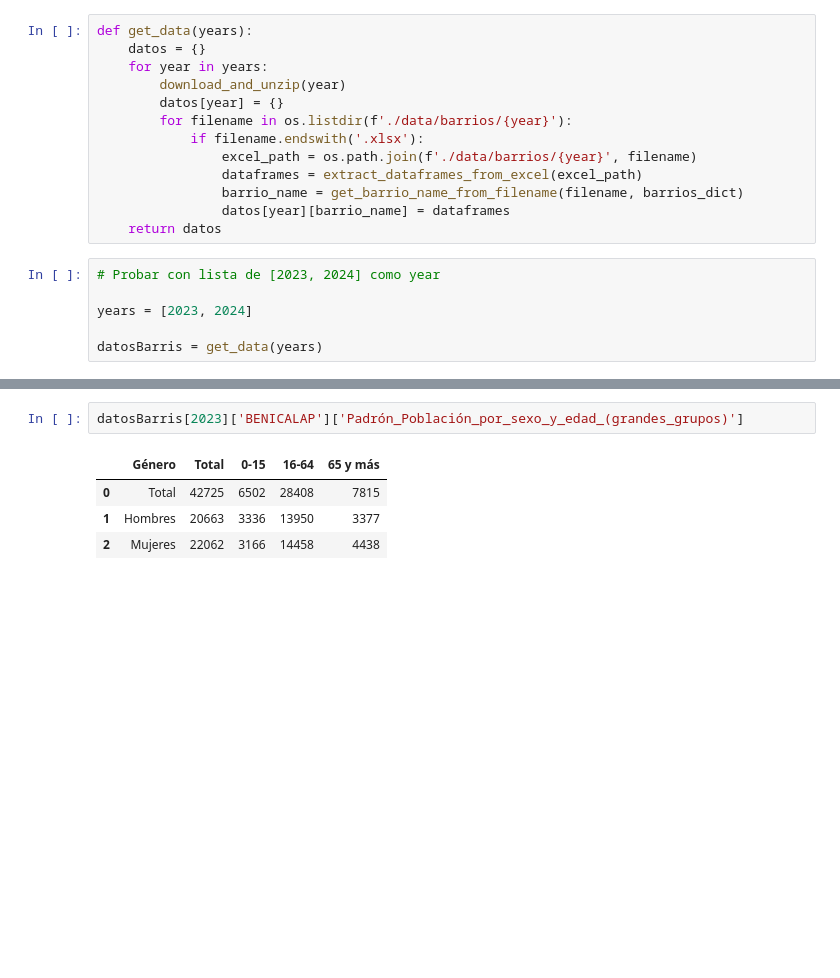
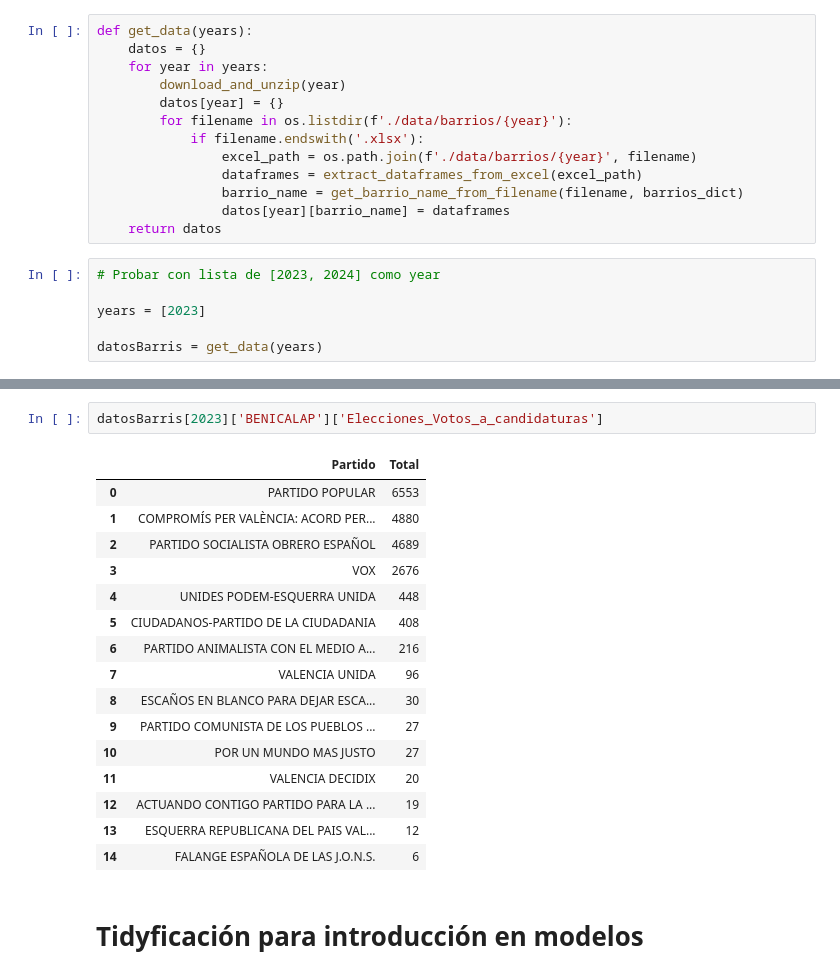
Before and after one commit to esedesam/mcd-nlp-proyecto, a Jupyter notebook: dataBarris.ipynb, the cells around one changed output, grey strips where cells are left out. Saved outputs shown, nothing was run; the diff lists cells and outputs as text; blank space fills up the shorter version.

Commit message:
Actualización de dataset de Barris del Ayuntamiento. He "tidyficado" las cosas, además de quedarme con variables que me puedan servir para el Modelo de Reglas que piense.

```diff
--- a/dataBarris.ipynb
+++ b/dataBarris.ipynb
@@ -204,6 +205,6 @@ def get_data(years):
 # %%
 # Probar con lista de [2023, 2024] como year
 
-years = [2023, 2024]
+years = [2023]
 
 datosBarris = get_data(years)
@@ -210,7 +221,21 @@ datosBarris = get_data(years)
 # %%
-datosBarris[2023]['BENICALAP']['Padrón_Población_por_sexo_y_edad_(grandes_grupos)']
+datosBarris[2023]['BENICALAP']['Elecciones_Votos_a_candidaturas']
 # %% [output]
-|  | Género | Total | 0-15 | 16-64 | 65 y más |
-| 0 | Total | 42725 | 6502 | 28408 | 7815 |
-| 1 | Hombres | 20663 | 3336 | 13950 | 3377 |
-| 2 | Mujeres | 22062 | 3166 | 14458 | 4438 |
+|  | Partido | Total |
+| 0 | PARTIDO POPULAR | 6553 |
+| 1 | COMPROMÍS PER VALÈNCIA: ACORD PER... | 4880 |
+| 2 | PARTIDO SOCIALISTA OBRERO ESPAÑOL | 4689 |
+| 3 | VOX | 2676 |
+| 4 | UNIDES PODEM-ESQUERRA UNIDA | 448 |
+| 5 | CIUDADANOS-PARTIDO DE LA CIUDADANIA | 408 |
+| 6 | PARTIDO ANIMALISTA CON EL MEDIO A... | 216 |
+| 7 | VALENCIA UNIDA | 96 |
+| 8 | ESCAÑOS EN BLANCO PARA DEJAR ESCA... | 30 |
+| 9 | PARTIDO COMUNISTA DE LOS PUEBLOS ... | 27 |
+| 10 | POR UN MUNDO MAS JUSTO | 27 |
+| 11 | VALENCIA DECIDIX | 20 |
+| 12 | ACTUANDO CONTIGO PARTIDO PARA LA ... | 19 |
+| 13 | ESQUERRA REPUBLICANA DEL PAIS VAL... | 12 |
+| 14 | FALANGE ESPAÑOLA DE LAS J.O.N.S. | 6 |
+# %% [markdown]
+# Tidyficación para introducción en modelos
```
Also changed, not shown: parts of 8 cells of this notebook.
